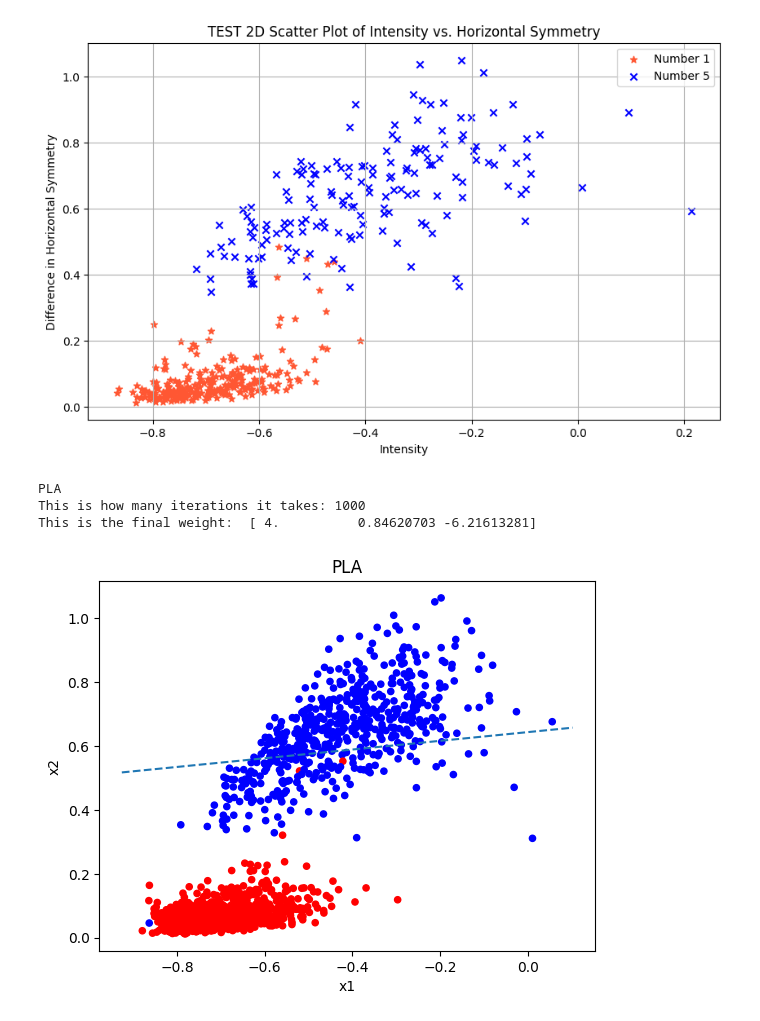
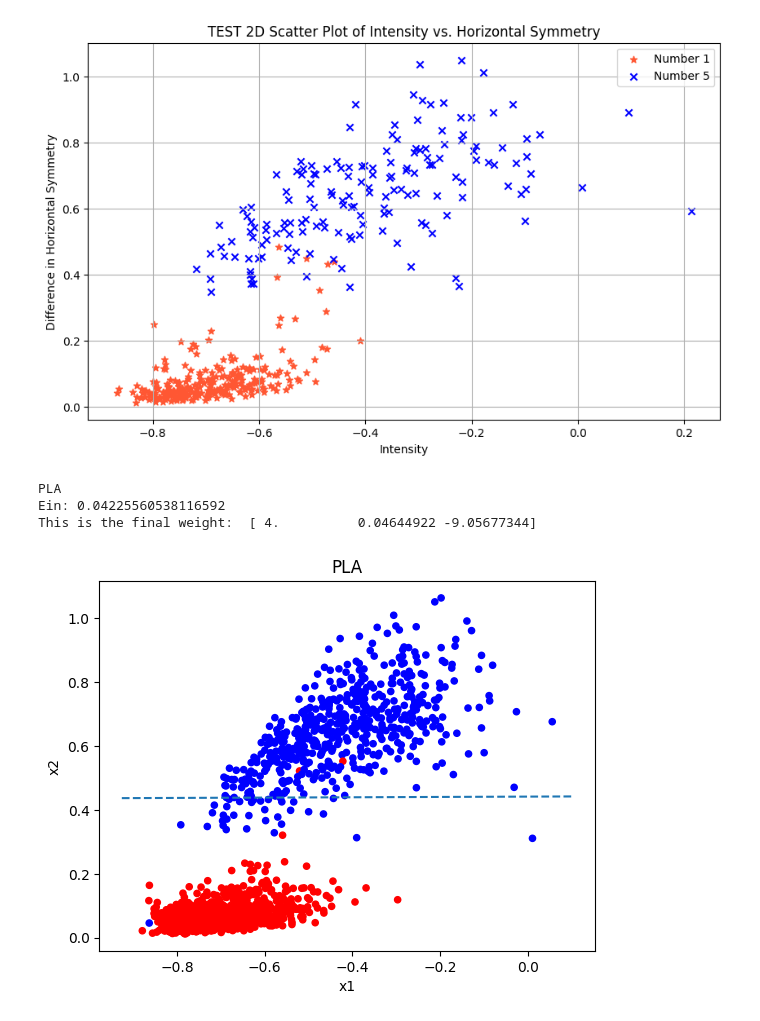
Before and after one commit to arielle00/CMPE257, a Jupyter notebook: hw2_task3.ipynb, the cells around one changed output. Saved outputs shown, nothing was run; the diff lists cells and outputs as text; code cells hidden in the pictures.

```diff
--- a/hw2_task3.ipynb
+++ b/hw2_task3.ipynb
@@ -76,49 +78,56 @@ plt.show()
 # %% [output]
 [figure]
 # %%
-def check_for_misclassified(w):
-  misclassified = {}
-  signs = np.sign(df_train.iloc[:, :3].values @ w)
-  y = df_train.iloc[:, 3].values
+def check_for_misclassified(w, df):
+  misclassified = []
+  w = np.array(w)
+  signs = np.sign(np.dot(df.iloc[:, :-1].values, w))
+  y = df.iloc[:, -1].values
 
   mismatches = np.where(signs != y)[0]
-  for mismatch in mismatches:
-      misclassified[mismatch] = signs[mismatch]
-  return misclassified
+
+  return mismatches
 # %%
 def plot_graph(w, msg):
   col = df_train['y'].map({-1:'b', 1:'r'})
   df_train.plot.scatter(x='x1', y='x2', c=col)
   axes = plt.gca()
   x_vals = np.array(axes.get_xlim())
   y_vals = np.array(axes.get_ylim())
   y_vals = -w[0]/w[2] - w[1]/w[2] * x_vals
   plt.title(msg)
   plt.plot(x_vals, y_vals, '--')
 
 
+Ein_pla=[]
 def perceptron():
   w = [0,0,0]
-  misclassified = check_for_misclassified(w)
+  misclassified_points = check_for_misclassified(w, df_train)
   i=0
 
-  while(len(misclassified)!=0 and i<1000):
-    list_of_misclass = random.choice(list(misclassified.keys()))
-    x = df_train.iloc[list_of_misclass][:3].values
-    y = df_train.iloc[list_of_misclass][3]
+  while(len(misclassified_points)!=0 and i<1000):
+
+    Ein_pla.append(len(misclassified_points)/len(df_train))
+
+    j = random.randint(0, len(misclassified_points)-1)
+    x = df_train.iloc[misclassified_points[j]].values[:-1]
+    y = df_train.iloc[misclassified_points[j]].values[-1]
 
     w = w + x*y
 
-    misclassified = check_for_misclassified(w)
+    misclassified_points = check_for_misclassified(w, df_train)
+
     i=i+1
+
   print("PLA")
-  print("This is how many iterations it takes:",i)
+  print("Ein:",np.mean(Ein_pla))
   print("This is the final weight: ",w)
   plot_graph(w, "PLA")
+  return w
 
-w = perceptron()
+w_pla = perceptron()
 # %% [output]
 PLA
-This is how many iterations it takes: 1000
-This is the final weight:  [ 4.          0.84620703 -6.21613281]
+Ein: 0.04225560538116592
+This is the final weight:  [ 4.          0.04644922 -9.05677344]
-[figure, old version]
+[figure, new version]
```
Also changed, not shown: parts of 8 cells of this notebook.
